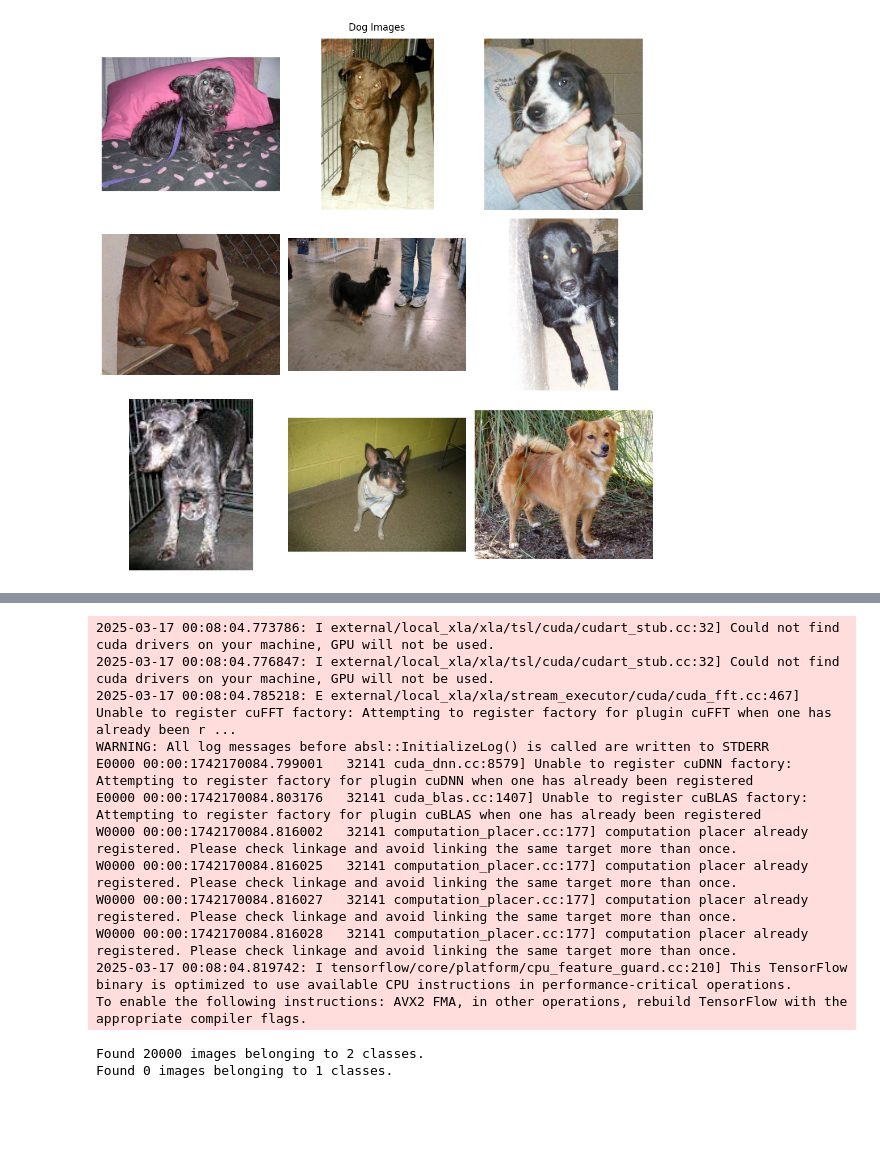
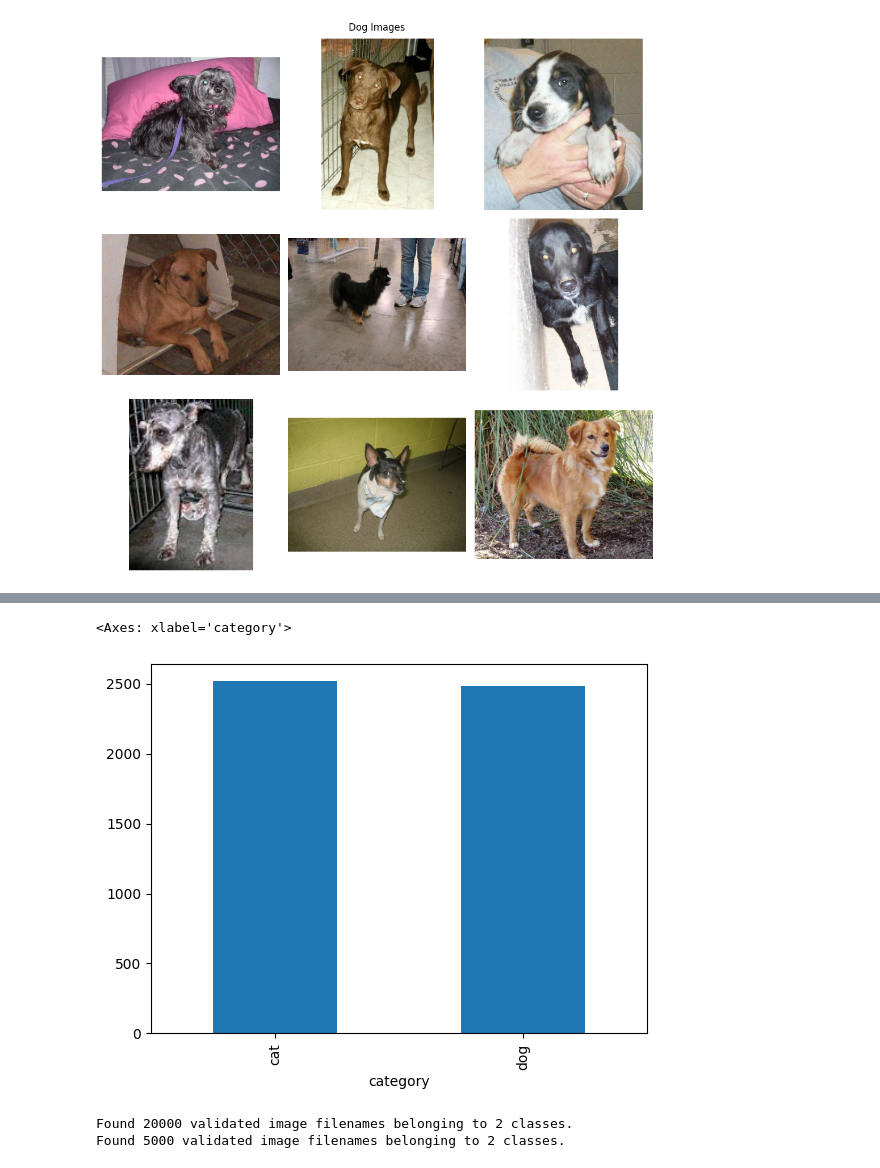
Before and after one commit to Nonpoint93/image_classification_system, a Jupyter notebook: src/explore.ipynb, the cells around one changed output, grey strips where cells are left out. Saved outputs shown, nothing was run; the diff lists cells and outputs as text; code cells hidden in the pictures; blank space fills up the shorter version.

```diff
--- a/src/explore.ipynb
+++ b/src/explore.ipynb
@@ -46,48 +107,46 @@ show_images_by_label(image_dir=train_dir, label="dog", title="Dog Images")
+# %%
+test_df['category'].value_counts().plot.bar()
+# %% [output]
+<Axes: xlabel='category'>
+[figure, added]
 # %%
 from tensorflow.keras.preprocessing.image import ImageDataGenerator
 
-BINARY = 'binary'
 TARGET_SIZE = (200, 200)
-BATCH_SIZE = 16
-
+BATCH_SIZE = 15
 
 train_datagen = ImageDataGenerator(
     rescale=1./255,
+    rotation_range=40,
+    width_shift_range=0.2,
+    height_shift_range=0.2,
     shear_range=0.2,
     zoom_range=0.2,
     horizontal_flip=True,
-    validation_split=0.2
+    fill_mode='nearest'
 )
 
-trdata = train_datagen.flow_from_directory(
+
+train_data = train_datagen.flow_from_dataframe(
+    train_df,
     train_dir,
+    x_col='filename',
+    y_col='category',
     target_size=TARGET_SIZE,
-    batch_size=BATCH_SIZE,
-    class_mode=BINARY,
-    subset='training',
-    classes = ["dog", "cat"]
+    class_mode='categorical',
+    batch_size=BATCH_SIZE
 )
 
-tsdata = train_datagen.flow_from_directory(
+validation_datagen = ImageDataGenerator(rescale=1./255)
+test_data = validation_datagen.flow_from_dataframe(
+    test_df,
     train_dir,
+    x_col='filename',
+    y_col='category',
     target_size=TARGET_SIZE,
-    batch_size=BATCH_SIZE,
-    class_mode=BINARY,
-    subset='validation',
-    classes = ["test"]
+    class_mode='categorical',
+    batch_size=BATCH_SIZE
 )
 # %% [output]
-2025-03-17 00:08:04.773786: I external/local_xla/xla/tsl/cuda/cudart_stub.cc:32] Could not find cuda drivers on your machine, GPU will not be used.
-2025-03-17 00:08:04.776847: I external/local_xla/xla/tsl/cuda/cudart_stub.cc:32] Could not find cuda drivers on your machine, GPU will not be used.
-2025-03-17 00:08:04.785218: E external/local_xla/xla/stream_executor/cuda/cuda_fft.cc:467] Unable to register cuFFT factory: Attempting to register factory for plugin cuFFT when one has already been r ...
-WARNING: All log messages before absl::InitializeLog() is called are written to STDERR
-E0000 00:00:1742170084.799001   32141 cuda_dnn.cc:8579] Unable to register cuDNN factory: Attempting to register factory for plugin cuDNN when one has already been registered
-E0000 00:00:1742170084.803176   32141 cuda_blas.cc:1407] Unable to register cuBLAS factory: Attempting to register factory for plugin cuBLAS when one has already been registered
-W0000 00:00:1742170084.816002   32141 computation_placer.cc:177] computation placer already registered. Please check linkage and avoid linking the same target more than once.
-W0000 00:00:1742170084.816025   32141 computation_placer.cc:177] computation placer already registered. Please check linkage and avoid linking the same target more than once.
-W0000 00:00:1742170084.816027   32141 computation_placer.cc:177] computation placer already registered. Please check linkage and avoid linking the same target more than once.
-W0000 00:00:1742170084.816028   32141 computation_placer.cc:177] computation placer already registered. Please check linkage and avoid linking the same target more than once.
-2025-03-17 00:08:04.819742: I tensorflow/core/platform/cpu_feature_guard.cc:210] This TensorFlow binary is optimized to use available CPU instructions in performance-critical operations.
-To enable the following instructions: AVX2 FMA, in other operations, rebuild TensorFlow with the appropriate compiler flags.
+Found 20000 validated image filenames belonging to 2 classes.
+Found 5000 validated image filenames belonging to 2 classes.
-Found 20000 images belonging to 2 classes.
-Found 0 images belonging to 1 classes.
```
Also changed, not shown: parts of 20 cells of this notebook.
